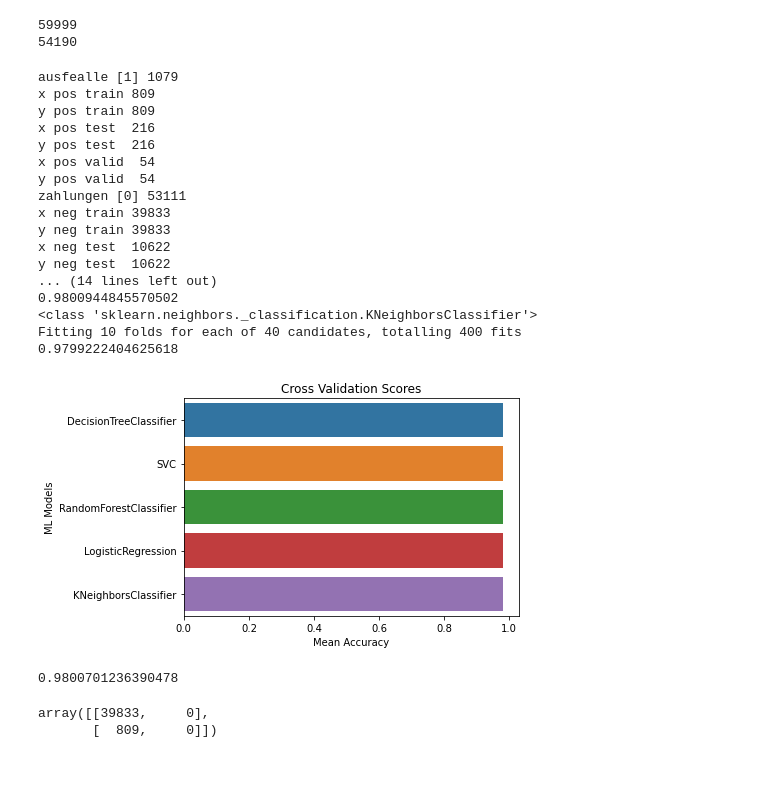
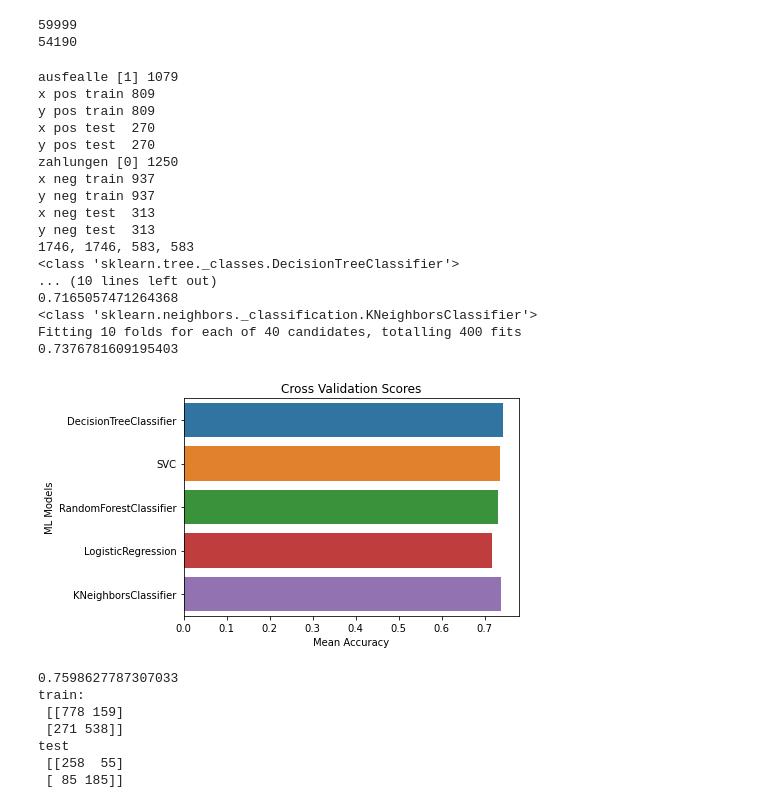
Before and after one commit to janbraunsdorff/Data-Journey, a Jupyter notebook: kredit-001_deskriptive.ipynb, the cells around one changed output. Saved outputs shown, nothing was run; the diff lists cells and outputs as text; code cells hidden in the pictures; blank space fills up the shorter version.

```diff
--- a/kredit-001_deskriptive.ipynb
+++ b/kredit-001_deskriptive.ipynb
@@ -422,7 +422,7 @@ print(len(df))
 59999
 54190
 # %%
-def run(df):
+def run(df, rf_max_features=[1,3,5]):
     #split
     df_pos = df[df[target] == 1]
     print('ausfealle', df_pos[target].unique(), len(df_pos))
@@ -430,28 +430,24 @@ def run(df):
     x_train_pos = df_pos.drop(labels=target, axis=1)
 
     X_train_pos, X_test_pos, Y_train_pos, Y_test_pos  = train_test_split(x_train_pos, y_train_pos, test_size=0.25, random_state=42)
-    X_test_pos, X_valid_pos, Y_test_pos, Y_valid_pos  = train_test_split(X_test_pos, Y_test_pos, test_size=0.20, random_state=42)
     print('x pos train', len(X_train_pos))
     print('y pos train', len(Y_train_pos))
     print('x pos test ', len(X_test_pos))
     print('y pos test ', len(Y_test_pos))
-    print('x pos valid ', len(X_valid_pos))
-    print('y pos valid ', len(Y_valid_pos))
 
 
+    n = 1250
     df_neg = df[df[target] == 0]
+    df_neg = df_neg.sample(n)
     print('zahlungen', df_neg[target].unique(), len(df_neg))
     y_train_neg = df_neg[target]
     x_train_neg = df_neg.drop(labels=target, axis=1)
 
     X_train_neg, X_test_neg, Y_train_neg, Y_test_neg  = train_test_split(x_train_neg, y_train_neg, test_size=0.25, random_state=42)
-    X_test_neg, X_valid_neg, Y_test_neg, Y_valid_neg  = train_test_split(X_test_neg, Y_test_neg, test_size=0.20, random_state=42)
     print('x neg train', len(X_train_neg))
     print('y neg train', len(Y_train_neg))
     print('x neg test ', len(X_test_neg))
     print('y neg test ', len(Y_test_neg))
-    print('x neg valid ', len(X_valid_neg))
-    print('y neg valid ', len(Y_valid_neg))
 
     # combine
     X_train = pd.concat([X_train_pos, X_train_neg])
@@ -460,10 +456,8 @@ def run(df):
     X_test = pd.concat([X_test_pos, X_test_neg])
     y_test = pd.concat([Y_test_pos, Y_test_neg])
 
-    X_valid = pd.concat([X_valid_pos, X_valid_neg])
-    y_valid = pd.concat([Y_valid_pos, Y_valid_neg])
 
-    print(f"{len(X_train)}, {len(y_train)}, {len(X_test)}, {len(y_test)}, {len(X_valid)}, {len(y_valid)}")
+    print(f"{len(X_train)}, {len(y_train)}, {len(X_test)}, {len(y_test)}")
 
     # Classifiyer
     random = 42
@@ -487,7 +481,7 @@ def run(df):
     }
 
     rf_param_grid = {
-        "max_features": [1,2],
+        "max_features": rf_max_features,
         "min_samples_split":[3,10],
         "min_samples_leaf":[3,10],
         "bootstrap":[False],
@@ -564,28 +558,37 @@ def run(df):
     print(accuracy_score(votingC.predict(X_test), y_test))
     return votingC, X_train, X_test, y_train, y_test
 # %%
-votingC_1, X_train, X_test, y_train, y_test = run(df)
+votingC_1, X_train, X_test, y_train, y_test = run(df, rf_max_features=[1,3,5])
 pred = votingC_1.predict(X_train)
-confusion_matrix(y_train, pred)
+
+pred = votingC_1.predict(X_train)
+print('train: \n', confusion_matrix(y_train, pred))
+
+pred = votingC_1.predict(X_test)
+print('test \n', confusion_matrix(y_test, pred))
 # %% [output]
 ausfealle [1] 1079
 x pos train 809
 y pos train 809
-x pos test  216
-y pos test  216
-x pos valid  54
-y pos valid  54
-zahlungen [0] 53111
-x neg train 39833
-y neg train 39833
-x neg test  10622
-y neg test  10622
-... (14 lines left out)
-0.9800944845570502
+x pos test  270
+y pos test  270
+zahlungen [0] 1250
+x neg train 937
+y neg train 937
+x neg test  313
+y neg test  313
+1746, 1746, 583, 583
+<class 'sklearn.tree._classes.DecisionTreeClassifier'>
+... (10 lines left out)
+0.7165057471264368
 <class 'sklearn.neighbors._classification.KNeighborsClassifier'>
 Fitting 10 folds for each of 40 candidates, totalling 400 fits
-0.9799222404625618
+0.7376781609195403
-[figure, old version]
+[figure, new version]
-0.9800701236390478
+0.7598627787307033
+train:
+ [[778 159]
+ [271 538]]
+test
+ [[258  55]
+ [ 85 185]]
-array([[39833,     0],
-       [  809,     0]])
```
Also changed, not shown: parts of 4 cells of this notebook.
